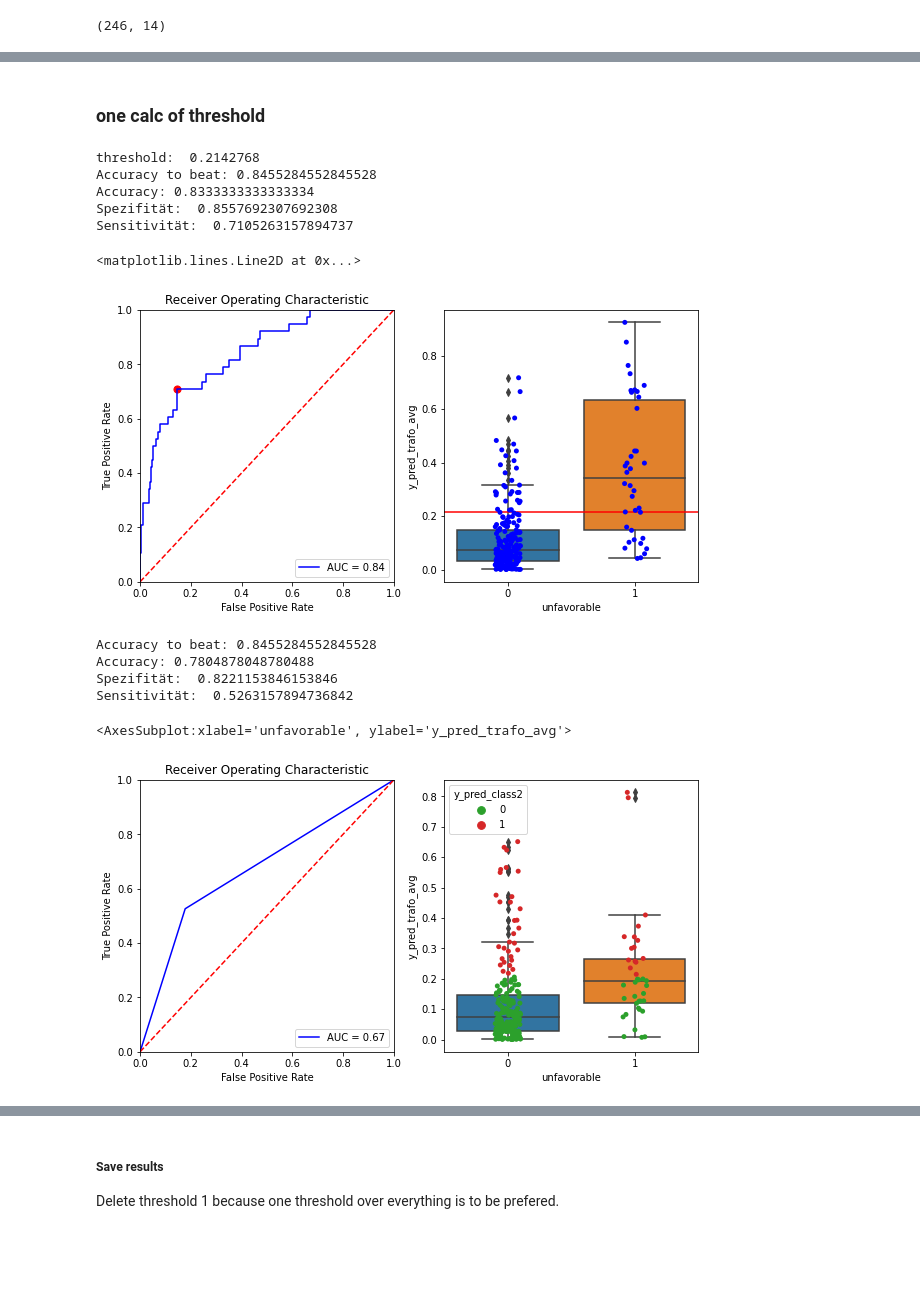
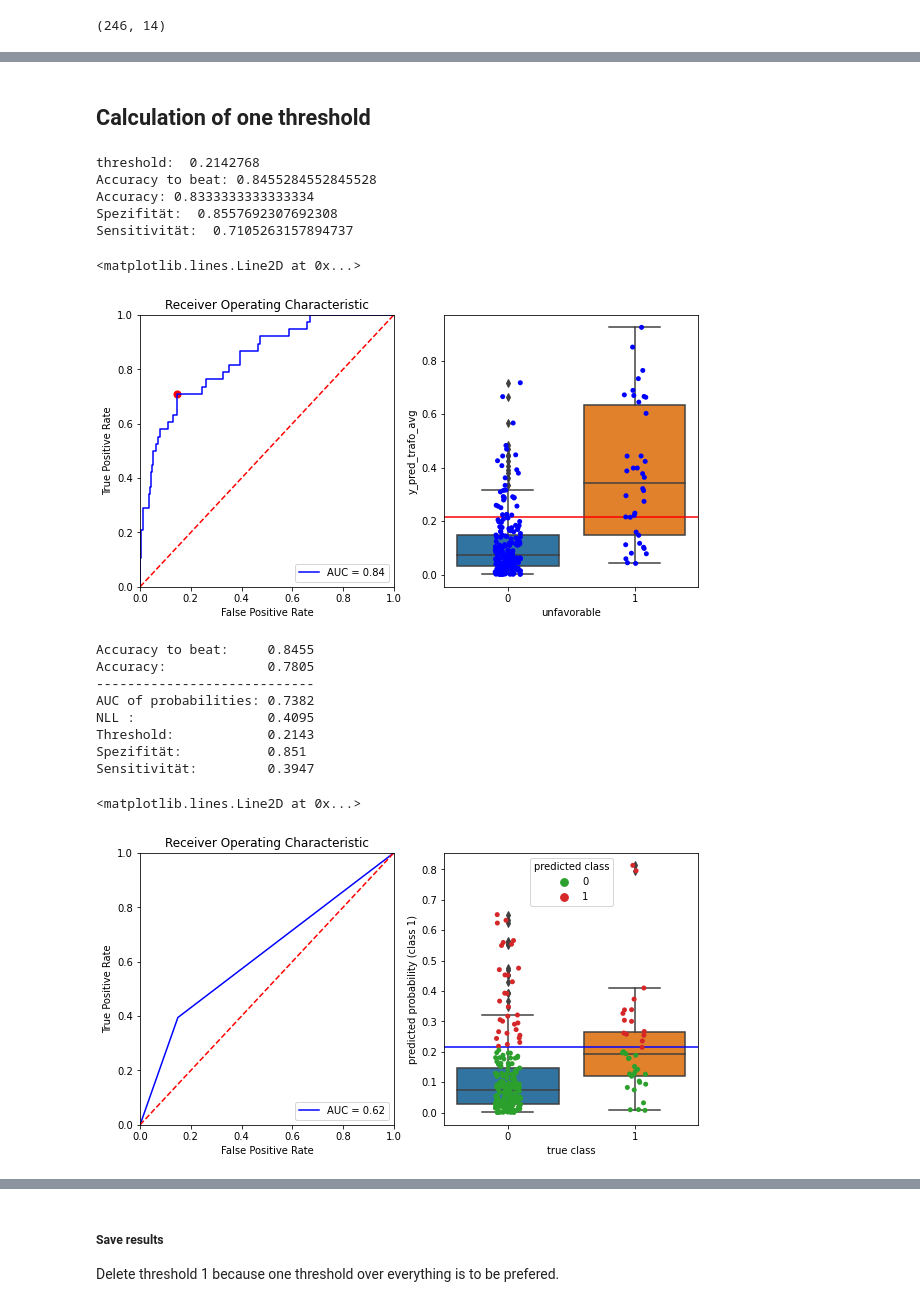
Before and after one commit to NorDar/explainable_AI, a Jupyter notebook: Result_Assembly.ipynb, the cells around one changed output, grey strips where cells are left out. Drawn from its saved outputs; the diff is of its cells as text; code cells hidden in the pictures; blank space fills up the shorter version.

```diff
--- a/Result_Assembly.ipynb
+++ b/Result_Assembly.ipynb
@@ -86,13 +95,19 @@ print(os.getcwd())
 DIR = "/tf/notebooks/"
 IMG_DIR = "/tf/notebooks/hezo/stroke_zurich/data/"
 DATA_DIR = "/tf/notebooks/hezo/stroke_zurich/data/"
-OUTPUT_DIR = "/tf/notebooks/brdd/xAI_3d/weights/"
-WEIGTH_DIR = "/tf/notebooks/brdd/xAI_3d/weights/"
+OUTPUT_DIR = "/tf/notebooks/brdd/xAI_3d/data/"  #Also change name of output file!!!
+WEIGHT_DIR = "/tf/notebooks/brdd/xAI_3d/weights/andrea_split/"
 
 # define data paths
 img_path = IMG_DIR + 'dicom_2d_192x192x3_clean_interpolated_18_02_2021_preprocessed2.h5'
 tab_path = IMG_DIR + 'baseline_data_zurich_prepared.csv'
 split_path = '/tf/notebooks/brdd/xAI_3d/data/andrea_splits.csv'
+
+# define save name
+all_result_name = "all_tab_results_andrea_split"
+
+# # define splits
+which_splits = list(range(1,7)) # Andrea
 # %% [output]
 /tf/notebooks/brdd/xAI_3d
 # %%
@@ -131,7 +144,7 @@ for which_split in which_splits:
         print("---- Start Reading Data of Split " + str(which_split) + " ----")
         print(" ")
 
-    ## 10 Fold
+#     # 10 Fold
 #     (X_train, X_valid, X_test), (y_train, y_valid, y_test) = rdat.split_data(id_tab, X, which_split)
 #     results = id_tab[id_tab["fold" + str(which_split)] == "test"].copy()
 
@@ -165,7 +178,7 @@ for which_split in which_splits:
         if check_print:
             print("Now calculating model nr. " + str(model_nr))
 
-        model_3d.load_weights(WEIGTH_DIR +
+        model_3d.load_weights(WEIGHT_DIR +
             "3d_cnn_binary_model_split" + str(which_split) +
             "_unnormalized_avg_layer_paper_model_sigmoid_activation_" + str(model_nr) + ".h5")
 
@@ -473,5 +485,5 @@ Sensitivität:  0.5263157894736842
 # %% [markdown]
-### one calc of threshold
+## Calculation of one threshold
 # %%
 all_valid_results = pd.concat(valid_list)
 
@@ -527,55 +539,71 @@ Accuracy: 0.8333333333333334
 Spezifität:  0.8557692307692308
 Sensitivität:  0.7105263157894737
 <matplotlib.lines.Line2D at 0x...>
-[figure, old version]
+[figure, new version]
 # %%
 all_results["threshold2"] = valid_threshold
 all_results["y_pred_class2"] = (all_results["y_pred_trafo_avg"] >= all_results["threshold2"]).astype(int)
 
 y_org = all_results["unfavorable"]
-y_pred = all_results["y_pred_class"]
+y_pred = all_results["y_pred_class2"]
+y_pred_prob = all_results["y_pred_trafo_avg"]
 
-# calculate fpr, tpr and thresholds
+# calculate fpr and tpr for probabilities
+fpr_prob, tpr_prob, thresholds_prob = metrics.roc_curve(y_org, y_pred_prob)
+
+# calculate fpr, tpr and thresholds for class
 fpr, tpr, threshold = metrics.roc_curve(y_org, y_pred)
 roc_auc = metrics.auc(fpr, tpr)
 
 # Calc Acc
-y_pred_label = all_results["y_pred_class2"]
-print("Accuracy to beat: " + str(1 - np.mean(y_org)))
-print("Accuracy: " + str(np.mean(y_pred_label == y_org)))
+print("Accuracy to beat:     " + str(round(1 - np.mean(y_org), 4)))
+print("Accuracy:             " + str(round(np.mean(y_pred == y_org), 4)))
+print("----------------------------")
 
-print("Spezifität: ", 1-fpr[1])
-print("Sensitivität: ", tpr[1])
+print("AUC of probabilities: " + str(round(metrics.auc(fpr_prob, tpr_prob), 4)))
+print("NLL :                 " + str(round(metrics.log_loss(y_org, y_pred_prob), 4)))
+
+print("Threshold:            " + str(round(valid_threshold, 4)))
+
+print("Spezifität:           " + str(round(1-fpr[1], 4)))
+print("Sensitivität:         " + str(round(tpr[1], 4)))
 
 fig, (ax1, ax2) = plt.subplots(1, 2, figsize = (10,5))
 
 # method I: plt
 ax1.title.set_text('Receiver Operating Characteristic')
 ax1.plot(fpr, tpr, 'b', label = 'AUC = %0.2f' % roc_auc)
 ax1.legend(loc = 'lower right')
 ax1.plot([0, 1], [0, 1],'r--')
 ax1.set_xlim([0, 1])
 ax1.set_ylim([0, 1])
 ax1.set_ylabel('True Positive Rate')
 ax1.set_xlabel('False Positive Rate')
 
 sns.boxplot(x = "unfavorable",
     y = "y_pred_trafo_avg",
     data = all_results,
     ax = ax2)
 sns.stripplot(x = "unfavorable",
     y = "y_pred_trafo_avg",
     hue = 'y_pred_class2',
-    palette=["C2", "C3", "k"],
+    palette=["C2", "C3"],
     data = all_results,
     ax = ax2)
+plt.legend(title='predicted class', loc='upper center')
+ax2.set(xlabel='true class', ylabel='predicted probability (class 1)')
+ax2.axhline(y = valid_threshold, color = "blue")
 # %% [output]
-Accuracy to beat: 0.8455284552845528
-Accuracy: 0.7804878048780488
-Spezifität:  0.8221153846153846
-Sensitivität:  0.5263157894736842
+Accuracy to beat:     0.8455
+Accuracy:             0.7805
+----------------------------
+AUC of probabilities: 0.7382
+NLL :                 0.4095
+Threshold:            0.2143
+Spezifität:           0.851
+Sensitivität:         0.3947
-<AxesSubplot:xlabel='unfavorable', ylabel='y_pred_trafo_avg'>
+<matplotlib.lines.Line2D at 0x...>
-[figure, old version]
+[figure, new version]
 # %%
 all_results
 # %% [output]
```
Also changed, not shown: parts of 23 cells of this notebook, 3 other files.
